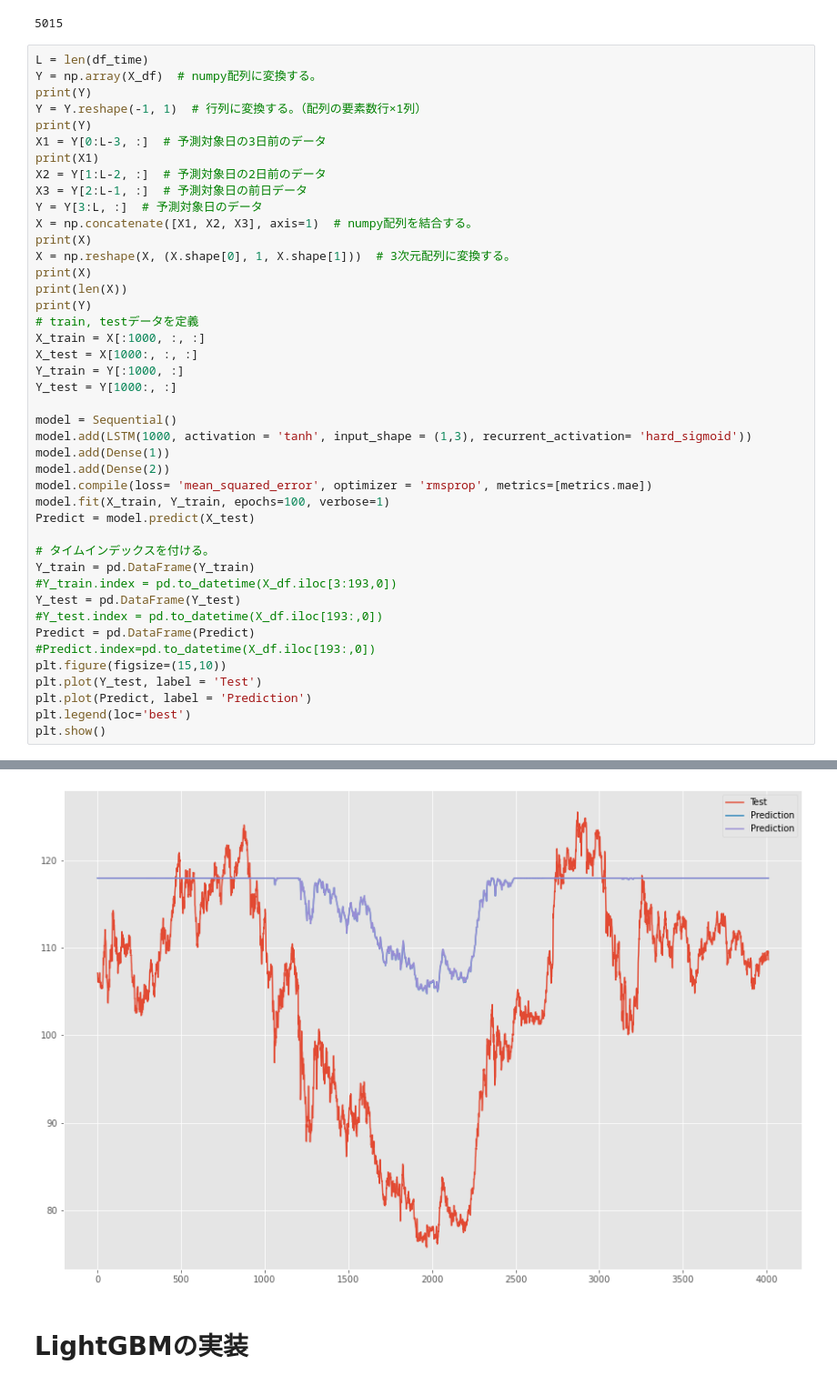
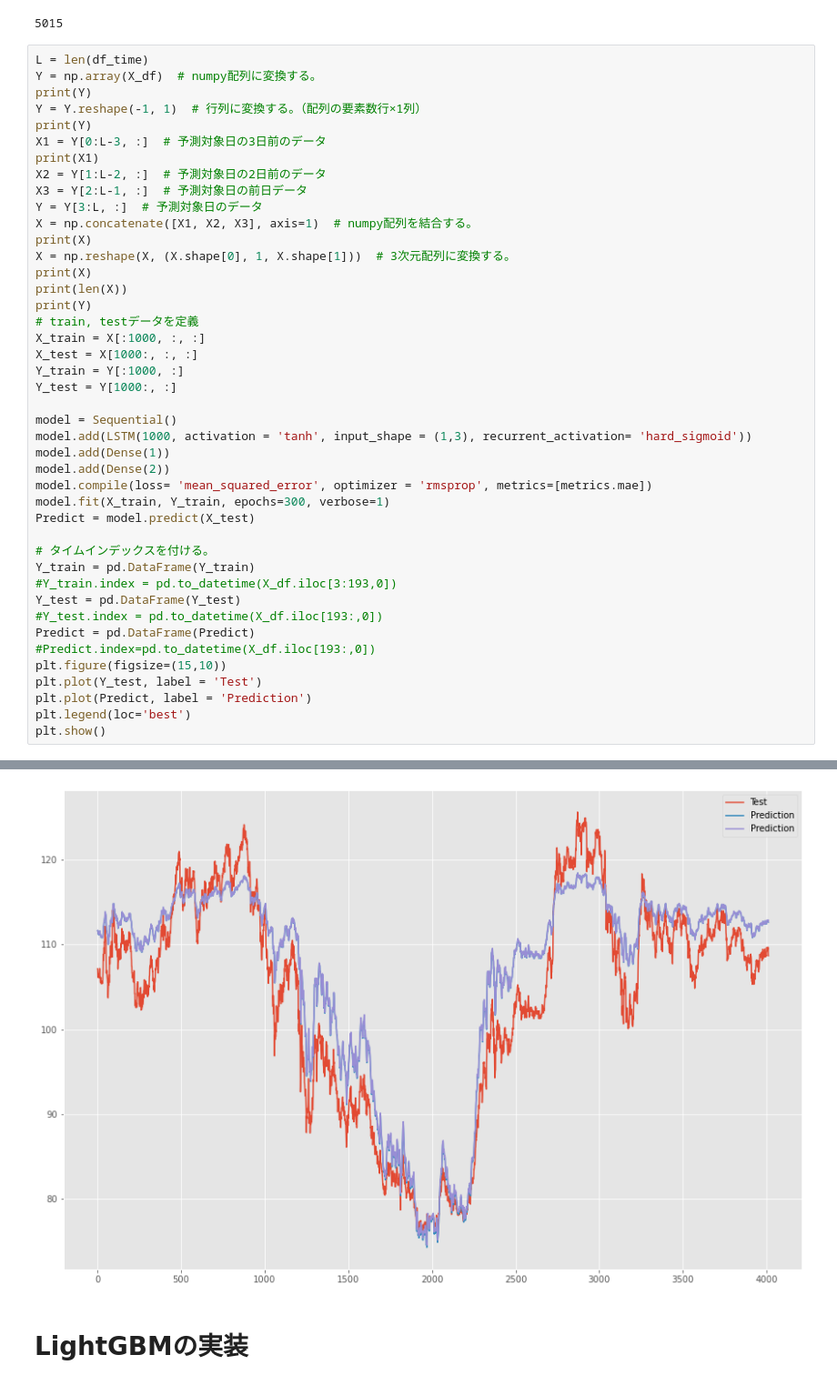
Before and after one commit to MasahiroMakino0706/Kaggle, a Jupyter notebook: FX/main.ipynb, the cells around one changed output, grey strips where cells are left out. Shown at 91% size. Saved outputs shown, nothing was run; the diff lists cells and outputs as text.

```diff
--- a/FX/main.ipynb
+++ b/FX/main.ipynb
@@ -206,7 +206,7 @@ model.add(LSTM(1000, activation = 'tanh', input_shape = (1,3), recurrent_activat
 model.add(Dense(1))
 model.add(Dense(2))
 model.compile(loss= 'mean_squared_error', optimizer = 'rmsprop', metrics=[metrics.mae])
-model.fit(X_train, Y_train, epochs=100, verbose=1)
+model.fit(X_train, Y_train, epochs=300, verbose=1)
 Predict = model.predict(X_test)
 
 # タイムインデックスを付ける。
@@ -241,5 +241,5 @@ Epoch 100/100
 126/126 [==============================] - 1s 4ms/step
-[figure, old version]
+[figure, new version]
 # %% [markdown]
 # LightGBMの実装
 # %%
```
Also changed, not shown: parts of 45 cells of this notebook.
